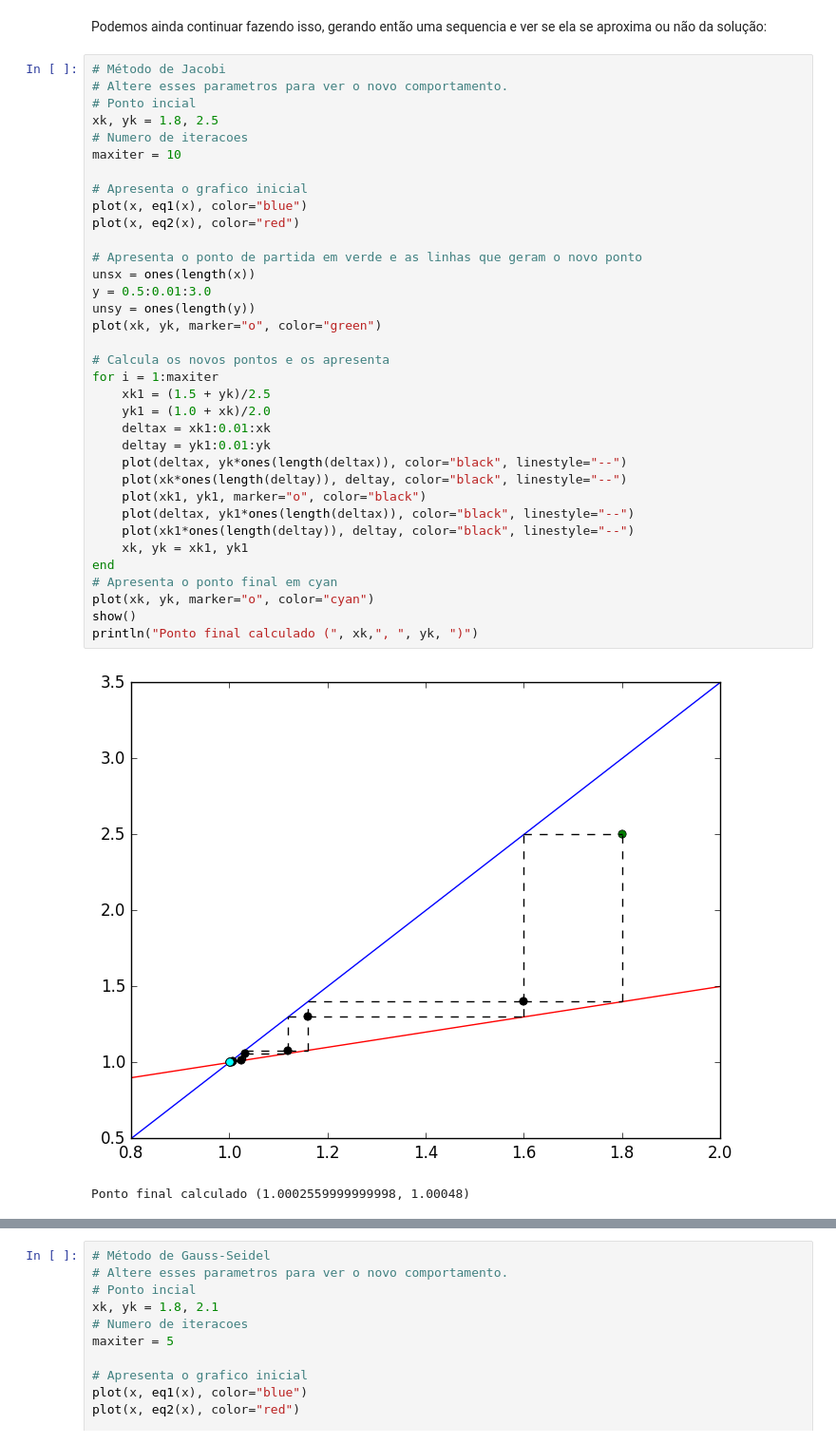
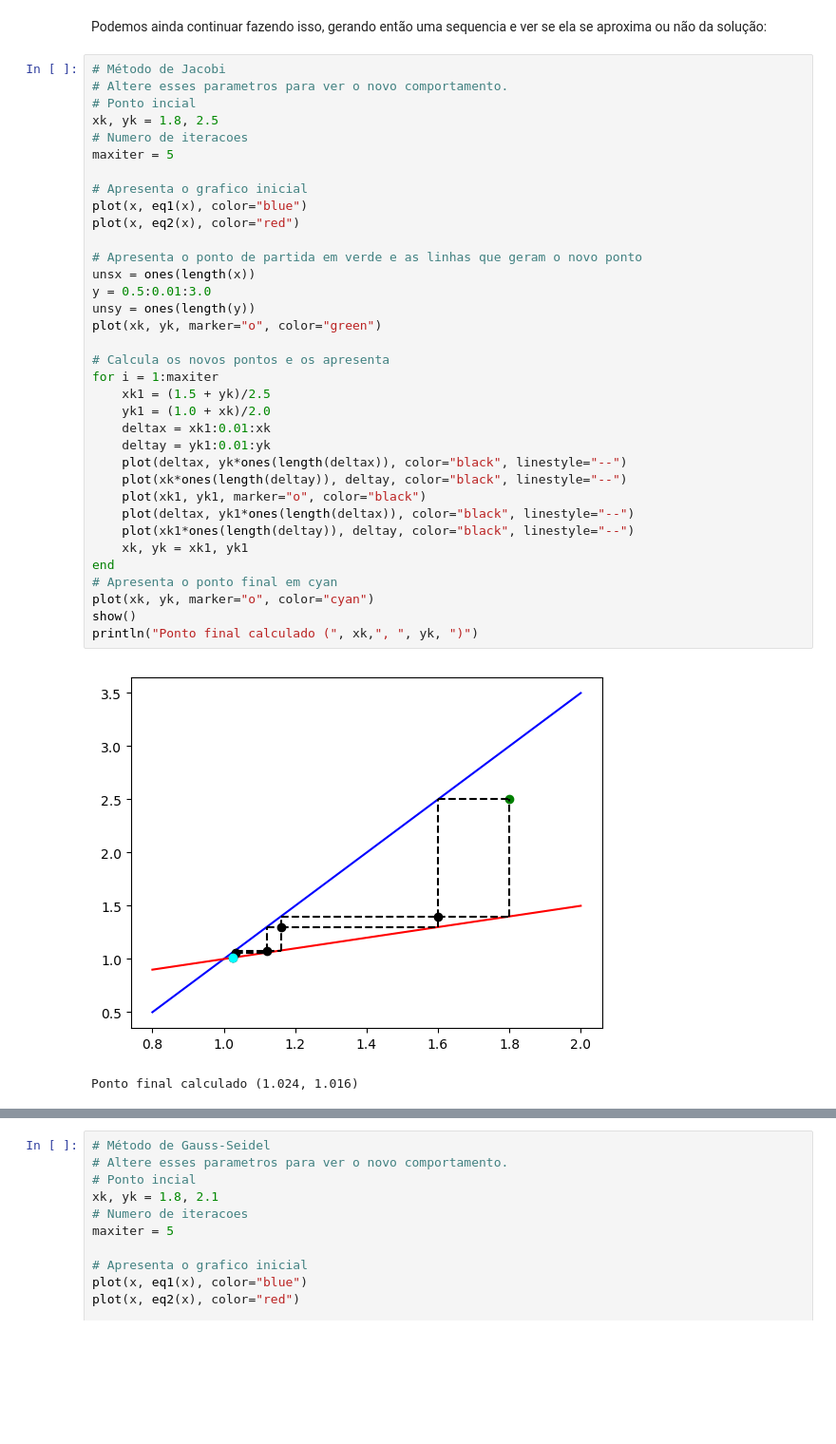
Before and after one commit to pjssilva/ms211, a Jupyter notebook: Sistemas_Lineares.ipynb, the cells around one changed output, grey strips where cells are left out. Shown at 95% size. Saved outputs shown, nothing was run; the diff lists cells and outputs as text; blank space fills up the shorter version.

```diff
--- a/Sistemas_Lineares.ipynb
+++ b/Sistemas_Lineares.ipynb
@@ -1193,38 +1193,38 @@ Podemos ainda continuar fazendo isso, gerando então uma sequencia e ver se ela
 # Ponto incial
 xk, yk = 1.8, 2.5
 # Numero de iteracoes
-maxiter = 10
+maxiter = 5
 
 # Apresenta o grafico inicial
 plot(x, eq1(x), color="blue")
 plot(x, eq2(x), color="red")
 
 # Apresenta o ponto de partida em verde e as linhas que geram o novo ponto
 unsx = ones(length(x))
 y = 0.5:0.01:3.0
 unsy = ones(length(y))
 plot(xk, yk, marker="o", color="green")
 
 # Calcula os novos pontos e os apresenta
 for i = 1:maxiter
     xk1 = (1.5 + yk)/2.5
     yk1 = (1.0 + xk)/2.0
     deltax = xk1:0.01:xk
     deltay = yk1:0.01:yk
     plot(deltax, yk*ones(length(deltax)), color="black", linestyle="--")
     plot(xk*ones(length(deltay)), deltay, color="black", linestyle="--")
     plot(xk1, yk1, marker="o", color="black")
     plot(deltax, yk1*ones(length(deltax)), color="black", linestyle="--")
     plot(xk1*ones(length(deltay)), deltay, color="black", linestyle="--")
     xk, yk = xk1, yk1
 end
 # Apresenta o ponto final em cyan
 plot(xk, yk, marker="o", color="cyan")
 show()
 println("Ponto final calculado (", xk,", ", yk, ")")
 # %% [output]
-[figure, old version]
+[figure, new version]
-Ponto final calculado (1.0002559999999998, 1.00048)
+Ponto final calculado (1.024, 1.016)
 # %% [markdown]
 É interessante brincar um pouco com o código acima variando o número de passos dados e o ponto de partida. Note também que o último ponto computado é impresso logo após o gráfico. Verifique como ele muda quando você muda os parâmetros sugeridos.
 
```
Also changed, not shown: parts of 8 cells of this notebook.
